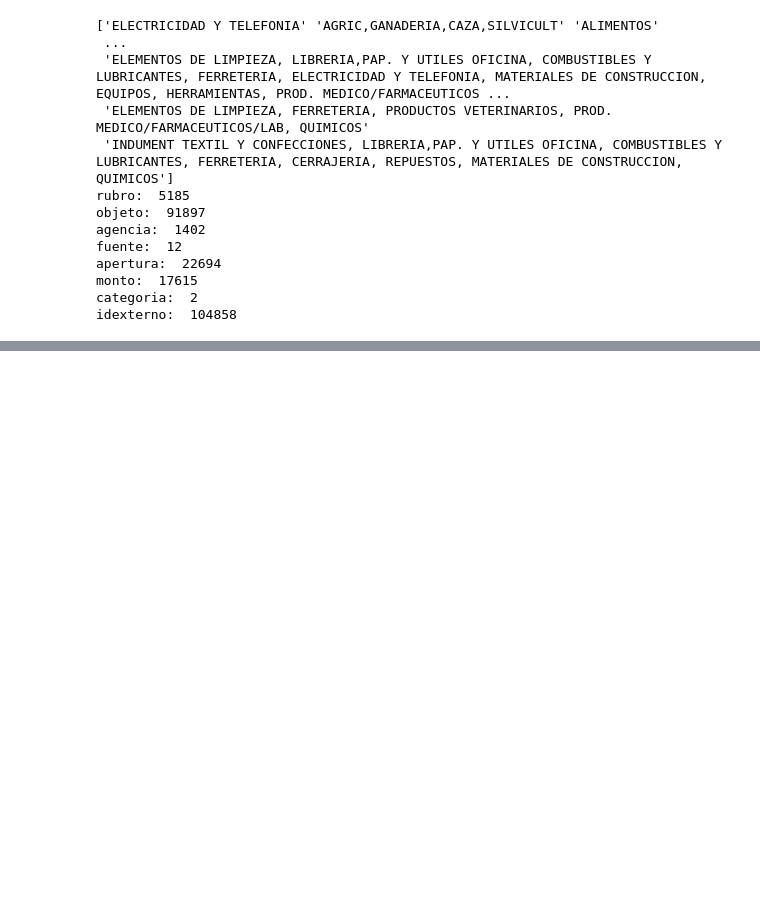
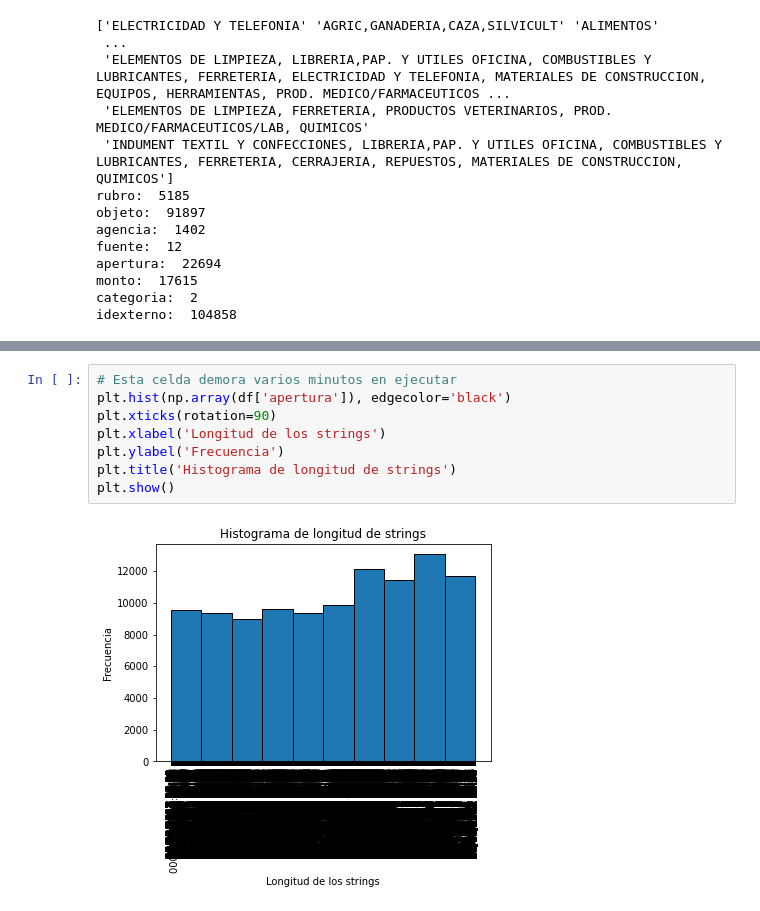
Before and after one commit to santrosa/Mentoria13, a Jupyter notebook: M13_TP1.ipynb, the cells around one changed output, grey strips where cells are left out. Drawn from its saved outputs; the diff is of its cells as text; blank space fills up the shorter version.

```diff
--- a/M13_TP1.ipynb
+++ b/M13_TP1.ipynb
@@ -226,0 +234,10 @@ plt.show()
+# %%
+# Esta celda demora varios minutos en ejecutar
+plt.hist(np.array(df['apertura']), edgecolor='black')
+plt.xticks(rotation=90)
+plt.xlabel('Longitud de los strings')
+plt.ylabel('Frecuencia')
+plt.title('Histograma de longitud de strings')
+plt.show()
+# %% [output]
+[figure, added]
```
Also changed, not shown: parts of 13 cells of this notebook.
